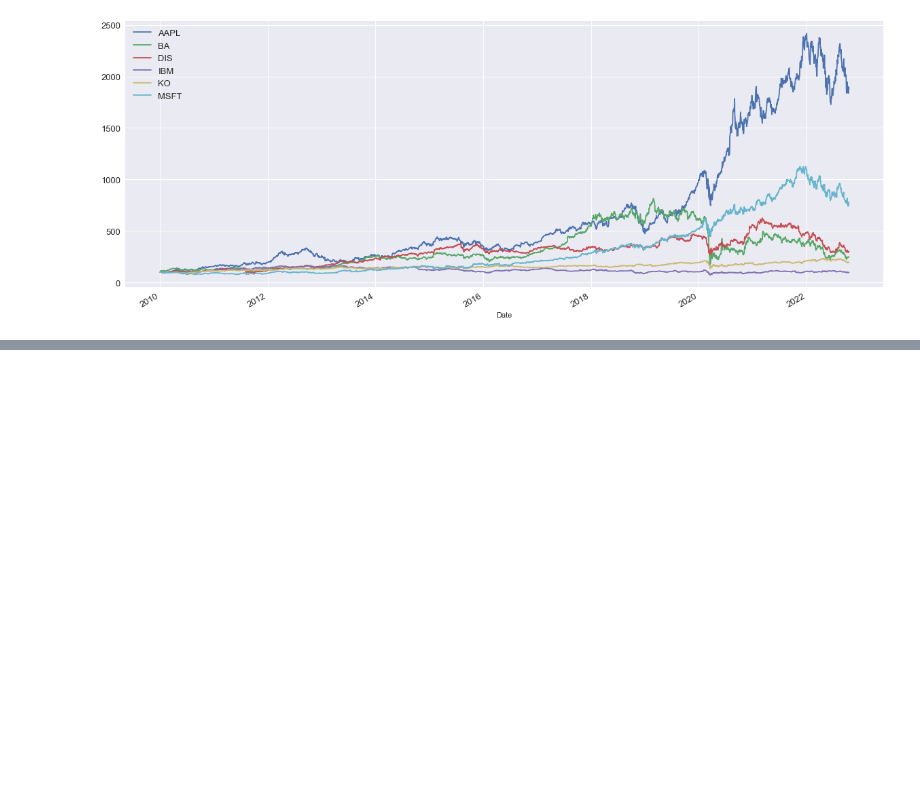
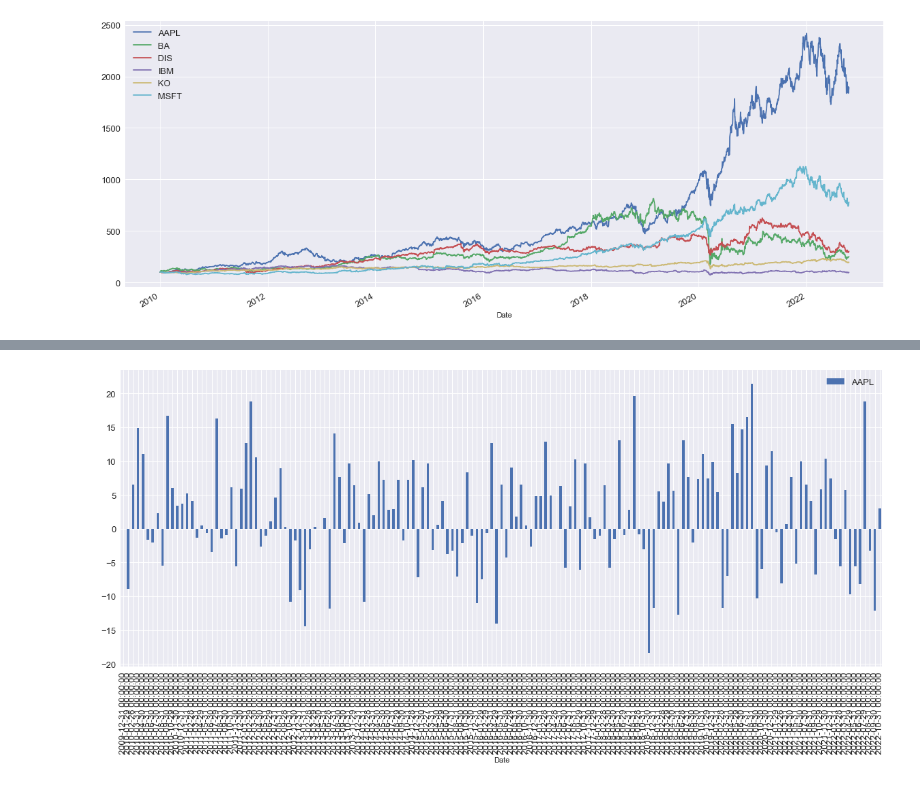
Before and after one commit to lincolnmuriithi11/Stock_Analysis-, a Jupyter notebook: Financial Analysis/initial_visualization.ipynb, the cells around one changed output, grey strips where cells are left out. Cells and saved outputs as stored; diff of their text form; code cells hidden in the pictures; blank space fills up the shorter version.

Commit message:
visualization and pct change

```diff
--- a/Financial Analysis/initial_visualization.ipynb
+++ b/Financial Analysis/initial_visualization.ipynb
@@ -142,0 +234,2 @@ plt.show()
+# %%
+aapl["pct_change"] = aapl.AAPL.div(aapl.lag1).sub(1).mul(100)
@@ -142,0 +274,2 @@ plt.show()
+# %%
+aapl["abs_diff"]= aapl.AAPL.diff(periods=1)
@@ -142,0 +290,2 @@ plt.show()
+# %%
+aapl["rel_diff"] = aapl.AAPL.pct_change(periods = 1).mul(100)
@@ -142,0 +302,9 @@ plt.show()
+# %%
+#BM last business day of the month
+monthly_returns = aapl.AAPL.resample("BM").last().pct_change(periods=1).mul(100)
+# %%
+monthly_returns.plot(kind = "bar", figsize = (20, 8),fontsize = 13)
+plt.legend(fontsize = 13)
+plt.show()
+# %% [output]
+[figure, added]
```
Also changed, not shown: parts of 18 cells of this notebook.
